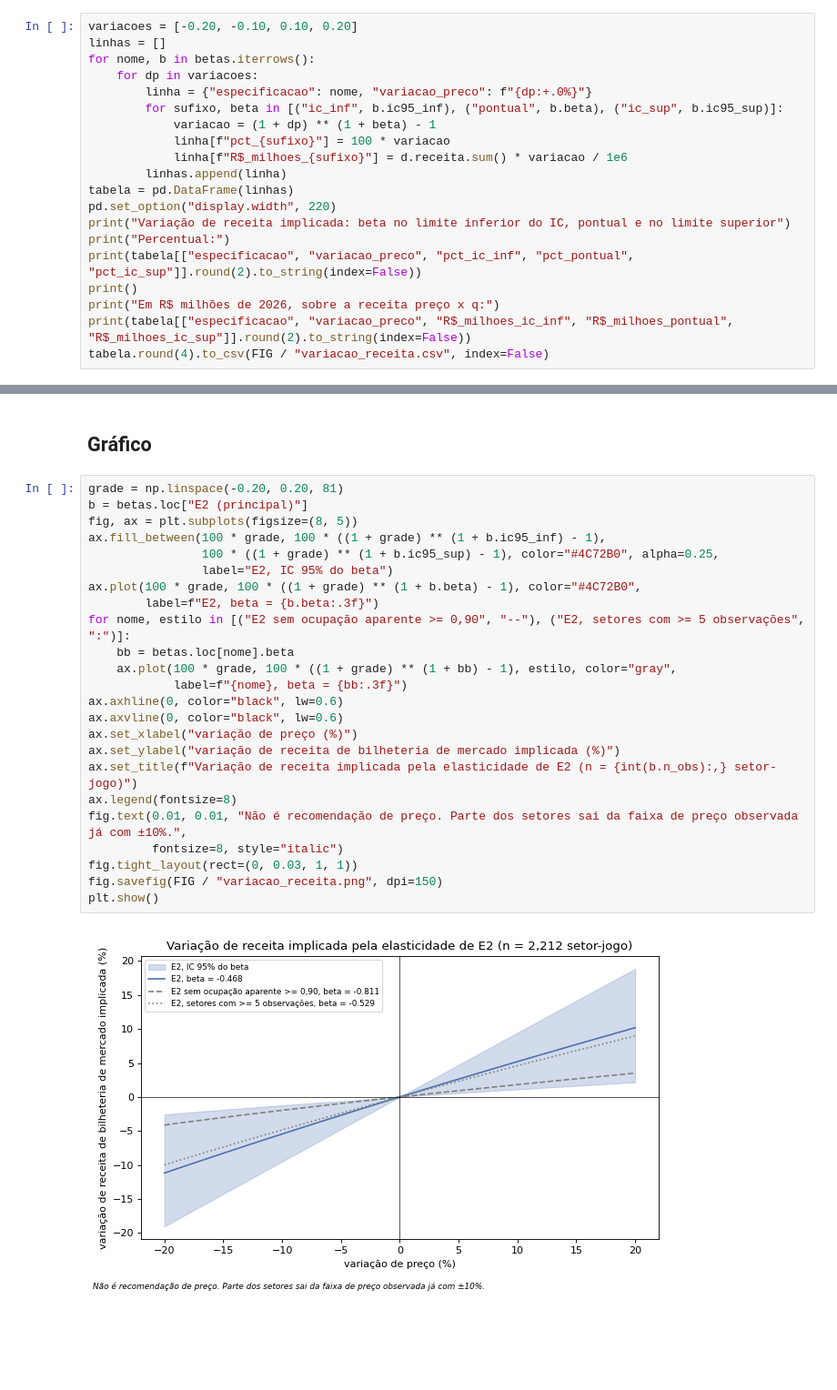
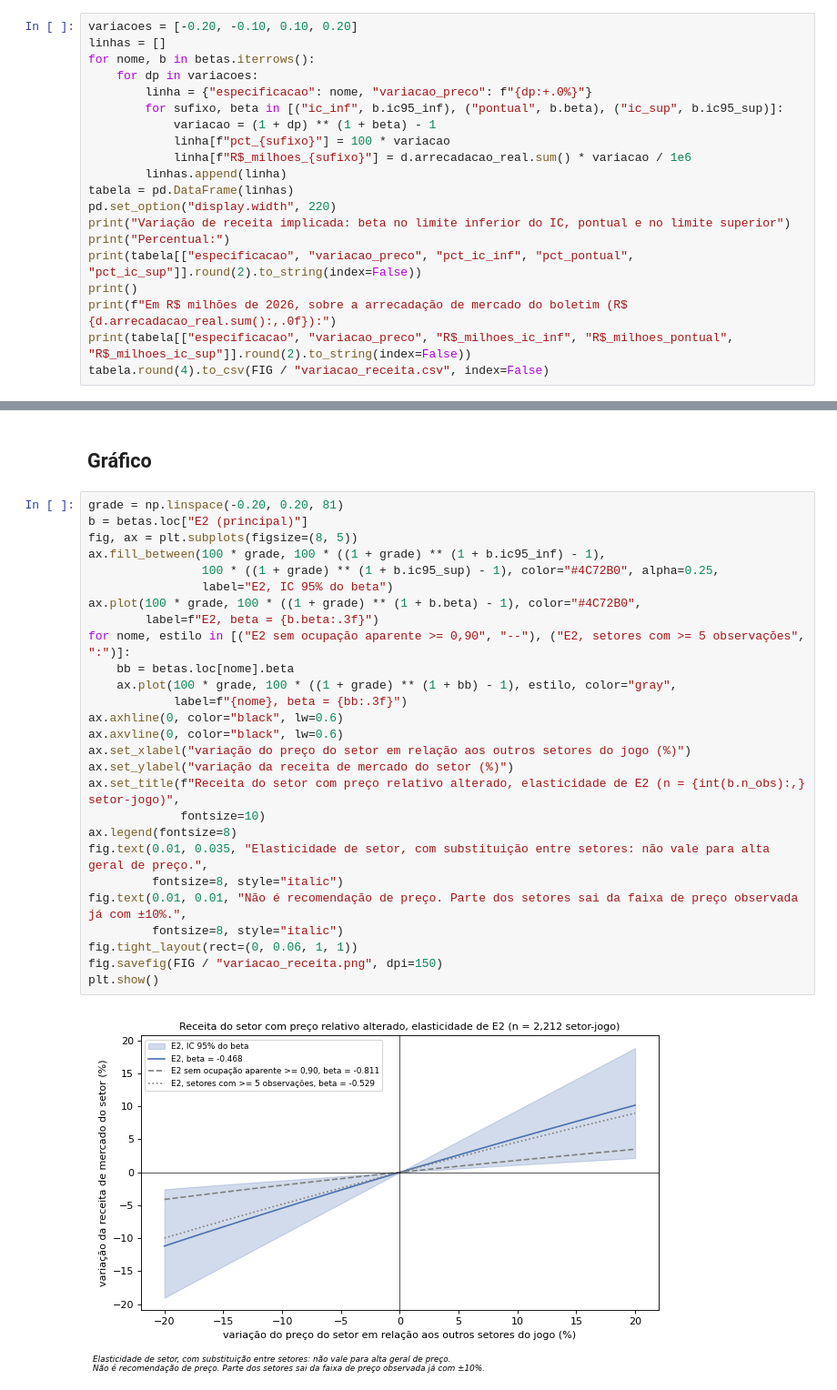
Before and after one commit to JoaoBarberino/bilheteria-paulistao, a Jupyter notebook: notebooks/06_receita.ipynb, the cells around one changed output, grey strips where cells are left out. Shown at 91% size. Drawn from its saved outputs; the diff is of its cells as text; blank space fills up the shorter version.

```diff
--- a/notebooks/06_receita.ipynb
+++ b/notebooks/06_receita.ipynb
@@ -127,7 +143,7 @@ for nome, b in betas.iterrows():
         for sufixo, beta in [("ic_inf", b.ic95_inf), ("pontual", b.beta), ("ic_sup", b.ic95_sup)]:
             variacao = (1 + dp) ** (1 + beta) - 1
             linha[f"pct_{sufixo}"] = 100 * variacao
-            linha[f"R$_milhoes_{sufixo}"] = d.receita.sum() * variacao / 1e6
+            linha[f"R$_milhoes_{sufixo}"] = d.arrecadacao_real.sum() * variacao / 1e6
         linhas.append(linha)
 tabela = pd.DataFrame(linhas)
 pd.set_option("display.width", 220)
@@ -135,7 +151,7 @@ print("Variação de receita implicada: beta no limite inferior do IC, pontual e
 print("Percentual:")
 print(tabela[["especificacao", "variacao_preco", "pct_ic_inf", "pct_pontual", "pct_ic_sup"]].round(2).to_string(index=False))
 print()
-print("Em R$ milhões de 2026, sobre a receita preço x q:")
+print(f"Em R$ milhões de 2026, sobre a arrecadação de mercado do boletim (R$ {d.arrecadacao_real.sum():,.0f}):")
 print(tabela[["especificacao", "variacao_preco", "R$_milhoes_ic_inf", "R$_milhoes_pontual", "R$_milhoes_ic_sup"]].round(2).to_string(index=False))
 tabela.round(4).to_csv(FIG / "variacao_receita.csv", index=False)
 # %% [output]
@@ -209,29 +225,32 @@ especificações.
 # %%
 grade = np.linspace(-0.20, 0.20, 81)
 b = betas.loc["E2 (principal)"]
 fig, ax = plt.subplots(figsize=(8, 5))
 ax.fill_between(100 * grade, 100 * ((1 + grade) ** (1 + b.ic95_inf) - 1),
                 100 * ((1 + grade) ** (1 + b.ic95_sup) - 1), color="#4C72B0", alpha=0.25,
                 label="E2, IC 95% do beta")
 ax.plot(100 * grade, 100 * ((1 + grade) ** (1 + b.beta) - 1), color="#4C72B0",
         label=f"E2, beta = {b.beta:.3f}")
 for nome, estilo in [("E2 sem ocupação aparente >= 0,90", "--"), ("E2, setores com >= 5 observações", ":")]:
     bb = betas.loc[nome].beta
     ax.plot(100 * grade, 100 * ((1 + grade) ** (1 + bb) - 1), estilo, color="gray",
             label=f"{nome}, beta = {bb:.3f}")
 ax.axhline(0, color="black", lw=0.6)
 ax.axvline(0, color="black", lw=0.6)
-ax.set_xlabel("variação de preço (%)")
-ax.set_ylabel("variação de receita de bilheteria de mercado implicada (%)")
-ax.set_title(f"Variação de receita implicada pela elasticidade de E2 (n = {int(b.n_obs):,} setor-jogo)")
+ax.set_xlabel("variação do preço do setor em relação aos outros setores do jogo (%)")
+ax.set_ylabel("variação da receita de mercado do setor (%)")
+ax.set_title(f"Receita do setor com preço relativo alterado, elasticidade de E2 (n = {int(b.n_obs):,} setor-jogo)",
+             fontsize=10)
 ax.legend(fontsize=8)
+fig.text(0.01, 0.035, "Elasticidade de setor, com substituição entre setores: não vale para alta geral de preço.",
+         fontsize=8, style="italic")
 fig.text(0.01, 0.01, "Não é recomendação de preço. Parte dos setores sai da faixa de preço observada já com ±10%.",
          fontsize=8, style="italic")
-fig.tight_layout(rect=(0, 0.03, 1, 1))
+fig.tight_layout(rect=(0, 0.06, 1, 1))
 fig.savefig(FIG / "variacao_receita.png", dpi=150)
 plt.show()
 # %% [output]
-[figure, old version]
+[figure, new version]
 # %% [markdown]
 ## Por que isso não é recomendação de preço
 
```
Also changed, not shown: parts of 7 cells of this notebook.
